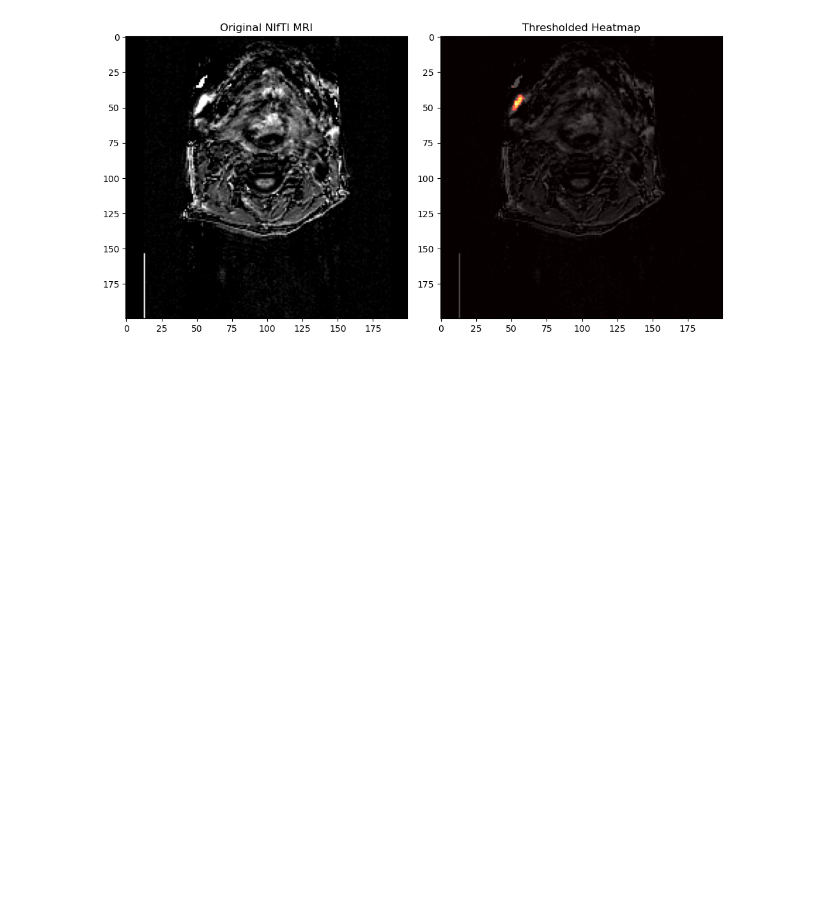
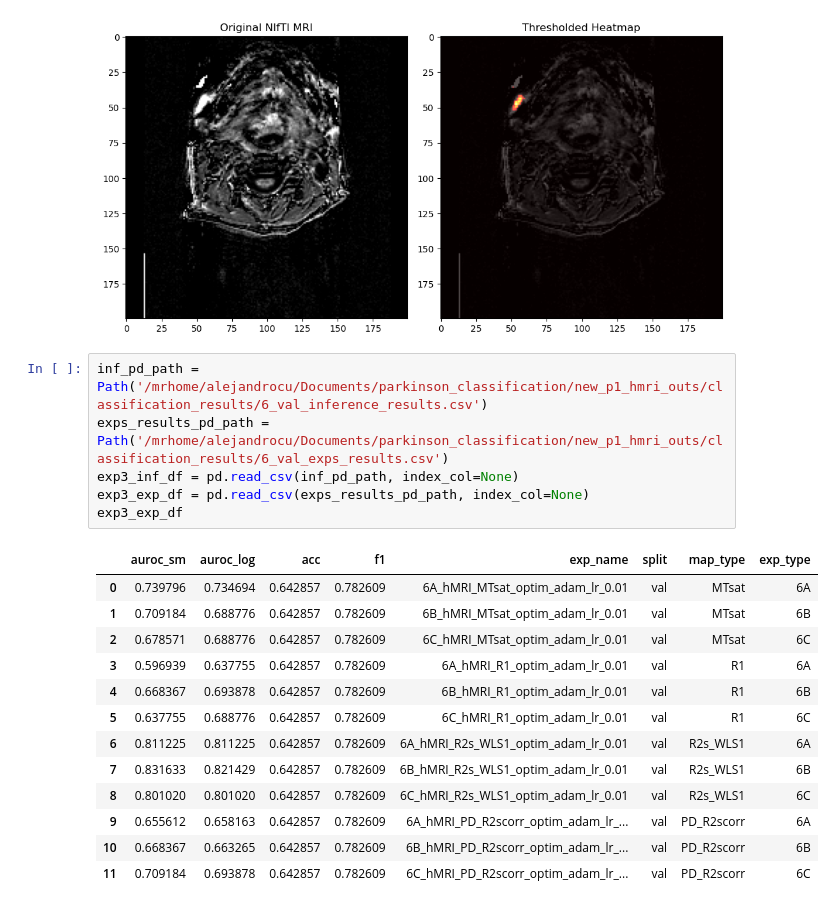
Before and after one commit to alexCortinaU/parkinson_classification, a Jupyter notebook: plots_and_figures.ipynb, the cells around one changed output. Cells and saved outputs as stored; diff of their text form; blank space fills up the shorter version.

```diff
--- a/plots_and_figures.ipynb
+++ b/plots_and_figures.ipynb
@@ -41,3 +242,23 @@ heatmap_path = "/mrhome/alejandrocu/Documents/parkinson_classification/xai_outs/
 display_nifti_with_heatmap(nifti_path, heatmap_path, 18, threshold=0.0003, alpha=0.7)
 # %% [output]
 [figure]
+# %%
+inf_pd_path = Path('/mrhome/alejandrocu/Documents/parkinson_classification/new_p1_hmri_outs/classification_results/6_val_inference_results.csv')
+exps_results_pd_path = Path('/mrhome/alejandrocu/Documents/parkinson_classification/new_p1_hmri_outs/classification_results/6_val_exps_results.csv')
+exp3_inf_df = pd.read_csv(inf_pd_path, index_col=None)
+exp3_exp_df = pd.read_csv(exps_results_pd_path, index_col=None)
+exp3_exp_df
+# %% [output]
+|  | auroc_sm | auroc_log | acc | f1 | exp_name | split | map_type | exp_type |
+| 0 | 0.739796 | 0.734694 | 0.642857 | 0.782609 | 6A_hMRI_MTsat_optim_adam_lr_0.01 | val | MTsat | 6A |
+| 1 | 0.709184 | 0.688776 | 0.642857 | 0.782609 | 6B_hMRI_MTsat_optim_adam_lr_0.01 | val | MTsat | 6B |
+| 2 | 0.678571 | 0.688776 | 0.642857 | 0.782609 | 6C_hMRI_MTsat_optim_adam_lr_0.01 | val | MTsat | 6C |
+| 3 | 0.596939 | 0.637755 | 0.642857 | 0.782609 | 6A_hMRI_R1_optim_adam_lr_0.01 | val | R1 | 6A |
+| 4 | 0.668367 | 0.693878 | 0.642857 | 0.782609 | 6B_hMRI_R1_optim_adam_lr_0.01 | val | R1 | 6B |
+| 5 | 0.637755 | 0.688776 | 0.642857 | 0.782609 | 6C_hMRI_R1_optim_adam_lr_0.01 | val | R1 | 6C |
+| 6 | 0.811225 | 0.811225 | 0.642857 | 0.782609 | 6A_hMRI_R2s_WLS1_optim_adam_lr_0.01 | val | R2s_WLS1 | 6A |
+| 7 | 0.831633 | 0.821429 | 0.642857 | 0.782609 | 6B_hMRI_R2s_WLS1_optim_adam_lr_0.01 | val | R2s_WLS1 | 6B |
+| 8 | 0.801020 | 0.801020 | 0.642857 | 0.782609 | 6C_hMRI_R2s_WLS1_optim_adam_lr_0.01 | val | R2s_WLS1 | 6C |
+| 9 | 0.655612 | 0.658163 | 0.642857 | 0.782609 | 6A_hMRI_PD_R2scorr_optim_adam_lr_... | val | PD_R2scorr | 6A |
+| 10 | 0.668367 | 0.663265 | 0.642857 | 0.782609 | 6B_hMRI_PD_R2scorr_optim_adam_lr_... | val | PD_R2scorr | 6B |
+| 11 | 0.709184 | 0.693878 | 0.642857 | 0.782609 | 6C_hMRI_PD_R2scorr_optim_adam_lr_... | val | PD_R2scorr | 6C |
```
Also changed, not shown: parts of 13 cells of this notebook, 7 other files.
